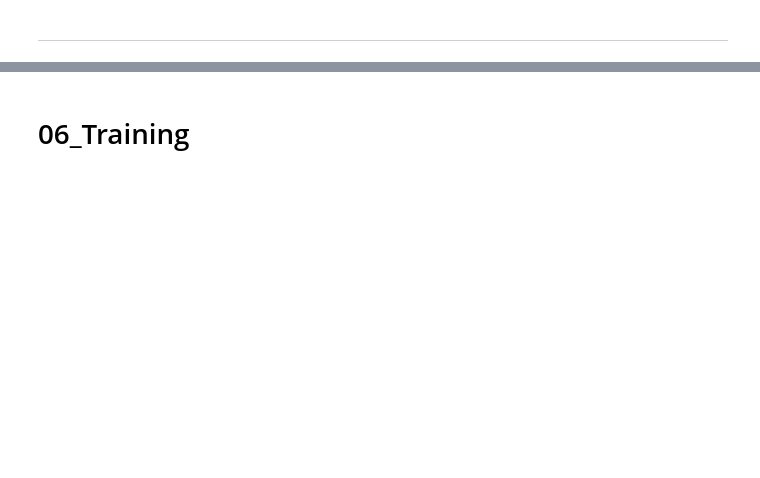
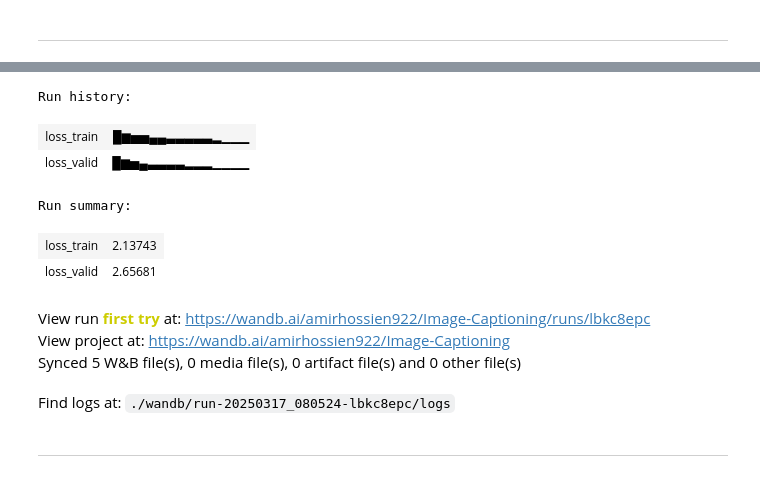
Before and after one commit to Amir-Hofo/Image_Captioning, a Jupyter notebook: image_captioning.ipynb, the cells around one changed output, grey strips where cells are left out. Cells and saved outputs as stored; diff of their text form; code cells hidden in the pictures; blank space fills up the shorter version.

```diff
--- a/image_captioning.ipynb
+++ b/image_captioning.ipynb
@@ -539,3 +538,13 @@ class ImageCaptioning(nn.Module):
 ## configuration
 # %%
 loss_fn= nn.CrossEntropyLoss(ignore_index= caption_transform.vocab['<pad>'])
+# %%
+if wandb_enable:
+  key_file= os.path.join(project_path, 'key.txt')
+  if os.path.exists(key_file):
+      with open(key_file) as f:
+          key= f.readline().strip()
+      wandb.login(key= key)
+  else:
+      print("Key file does not exist. ",
+          "Please create the key file with your wandb API key.")
@@ -676,0 +769,4 @@ KeyboardInterrupt:
+# %%
+wandb.finish()
+torch.save(test_loader, f'{project_path}test_loader.pt')
+# %% [output]
@@ -677,2 +774,12 @@ KeyboardInterrupt:
+Run history:
+| loss_train | █▆▅▅▄▄▃▃▃▃▃▂▁▁▁ |
+| loss_valid | █▆▅▄▃▃▃▃▂▂▂▁▁▁▁ |
+Run summary:
+| loss_train | 2.13743 |
+| loss_valid | 2.65681 |
+View run first try at: https://wandb.ai/amirhossien922/Image-Captioning/runs/lbkc8epc
+View project at: https://wandb.ai/amirhossien922/Image-Captioning
+Synced 5 W&B file(s), 0 media file(s), 0 artifact file(s) and 0 other file(s)
+Find logs at: ./wandb/run-20250317_080524-lbkc8epc/logs
 # %% [markdown]
-# 06_Training
+----------
```
Also changed, not shown: parts of 26 cells of this notebook, 1 other file.
